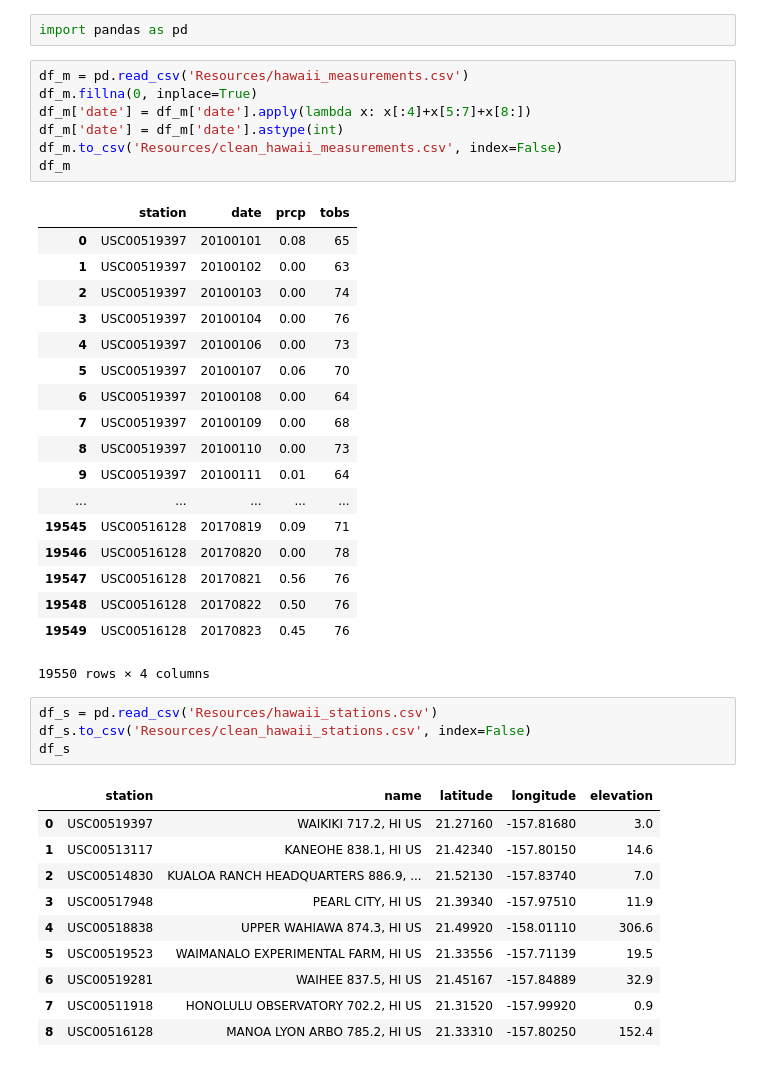
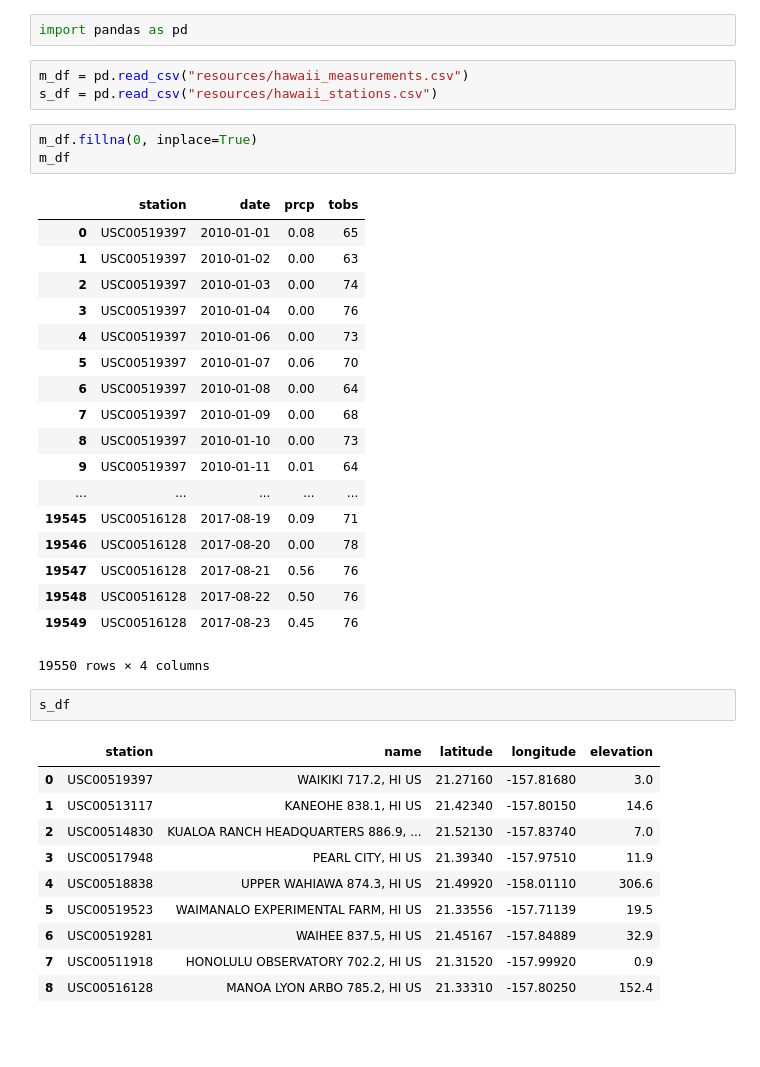
Before and after one commit to jamiejin91/python-challenge, a Jupyter notebook: xJamieJin_HW9/data_engineering.ipynb, the cells around one changed output. Saved outputs shown, nothing was run; the diff lists cells and outputs as text; blank space fills up the shorter version.

```diff
--- a/xJamieJin_HW9/data_engineering.ipynb
+++ b/xJamieJin_HW9/data_engineering.ipynb
@@ -1,43 +1,40 @@
 # %%
 import pandas as pd
-# %%
-df_m = pd.read_csv('Resources/hawaii_measurements.csv')
-df_m.fillna(0, inplace=True)
-df_m['date'] = df_m['date'].apply(lambda x: x[:4]+x[5:7]+x[8:])
-df_m['date'] = df_m['date'].astype(int)
-df_m.to_csv('Resources/clean_hawaii_measurements.csv', index=False)
-df_m
-# %% [output]
-|  | station | date | prcp | tobs |
-| 0 | USC00519397 | 20100101 | 0.08 | 65 |
-| 1 | USC00519397 | 20100102 | 0.00 | 63 |
-| 2 | USC00519397 | 20100103 | 0.00 | 74 |
-| 3 | USC00519397 | 20100104 | 0.00 | 76 |
-| 4 | USC00519397 | 20100106 | 0.00 | 73 |
-| 5 | USC00519397 | 20100107 | 0.06 | 70 |
-| 6 | USC00519397 | 20100108 | 0.00 | 64 |
-| 7 | USC00519397 | 20100109 | 0.00 | 68 |
-| 8 | USC00519397 | 20100110 | 0.00 | 73 |
-| 9 | USC00519397 | 20100111 | 0.01 | 64 |
-| ... | ... | ... | ... | ... |
-| 19545 | USC00516128 | 20170819 | 0.09 | 71 |
-| 19546 | USC00516128 | 20170820 | 0.00 | 78 |
-| 19547 | USC00516128 | 20170821 | 0.56 | 76 |
-| 19548 | USC00516128 | 20170822 | 0.50 | 76 |
-| 19549 | USC00516128 | 20170823 | 0.45 | 76 |
-19550 rows × 4 columns
-# %%
-df_s = pd.read_csv('Resources/hawaii_stations.csv')
-df_s.to_csv('Resources/clean_hawaii_stations.csv', index=False)
-df_s
-# %% [output]
-|  | station | name | latitude | longitude | elevation |
-| 0 | USC00519397 | WAIKIKI 717.2, HI US | 21.27160 | -157.81680 | 3.0 |
-| 1 | USC00513117 | KANEOHE 838.1, HI US | 21.42340 | -157.80150 | 14.6 |
-| 2 | USC00514830 | KUALOA RANCH HEADQUARTERS 886.9, ... | 21.52130 | -157.83740 | 7.0 |
-| 3 | USC00517948 | PEARL CITY, HI US | 21.39340 | -157.97510 | 11.9 |
-| 4 | USC00518838 | UPPER WAHIAWA 874.3, HI US | 21.49920 | -158.01110 | 306.6 |
-| 5 | USC00519523 | WAIMANALO EXPERIMENTAL FARM, HI US | 21.33556 | -157.71139 | 19.5 |
-| 6 | USC00519281 | WAIHEE 837.5, HI US | 21.45167 | -157.84889 | 32.9 |
-| 7 | USC00511918 | HONOLULU OBSERVATORY 702.2, HI US | 21.31520 | -157.99920 | 0.9 |
-| 8 | USC00516128 | MANOA LYON ARBO 785.2, HI US | 21.33310 | -157.80250 | 152.4 |
+# %%
+m_df = pd.read_csv("resources/hawaii_measurements.csv")
+s_df = pd.read_csv("resources/hawaii_stations.csv")
+# %%
+m_df.fillna(0, inplace=True)
+m_df
+# %% [output]
+|  | station | date | prcp | tobs |
+| 0 | USC00519397 | 2010-01-01 | 0.08 | 65 |
+| 1 | USC00519397 | 2010-01-02 | 0.00 | 63 |
+| 2 | USC00519397 | 2010-01-03 | 0.00 | 74 |
+| 3 | USC00519397 | 2010-01-04 | 0.00 | 76 |
+| 4 | USC00519397 | 2010-01-06 | 0.00 | 73 |
+| 5 | USC00519397 | 2010-01-07 | 0.06 | 70 |
+| 6 | USC00519397 | 2010-01-08 | 0.00 | 64 |
+| 7 | USC00519397 | 2010-01-09 | 0.00 | 68 |
+| 8 | USC00519397 | 2010-01-10 | 0.00 | 73 |
+| 9 | USC00519397 | 2010-01-11 | 0.01 | 64 |
+| ... | ... | ... | ... | ... |
+| 19545 | USC00516128 | 2017-08-19 | 0.09 | 71 |
+| 19546 | USC00516128 | 2017-08-20 | 0.00 | 78 |
+| 19547 | USC00516128 | 2017-08-21 | 0.56 | 76 |
+| 19548 | USC00516128 | 2017-08-22 | 0.50 | 76 |
+| 19549 | USC00516128 | 2017-08-23 | 0.45 | 76 |
+19550 rows × 4 columns
+# %%
+s_df
+# %% [output]
+|  | station | name | latitude | longitude | elevation |
+| 0 | USC00519397 | WAIKIKI 717.2, HI US | 21.27160 | -157.81680 | 3.0 |
+| 1 | USC00513117 | KANEOHE 838.1, HI US | 21.42340 | -157.80150 | 14.6 |
+| 2 | USC00514830 | KUALOA RANCH HEADQUARTERS 886.9, ... | 21.52130 | -157.83740 | 7.0 |
+| 3 | USC00517948 | PEARL CITY, HI US | 21.39340 | -157.97510 | 11.9 |
+| 4 | USC00518838 | UPPER WAHIAWA 874.3, HI US | 21.49920 | -158.01110 | 306.6 |
+| 5 | USC00519523 | WAIMANALO EXPERIMENTAL FARM, HI US | 21.33556 | -157.71139 | 19.5 |
+| 6 | USC00519281 | WAIHEE 837.5, HI US | 21.45167 | -157.84889 | 32.9 |
+| 7 | USC00511918 | HONOLULU OBSERVATORY 702.2, HI US | 21.31520 | -157.99920 | 0.9 |
+| 8 | USC00516128 | MANOA LYON ARBO 785.2, HI US | 21.33310 | -157.80250 | 152.4 |
```
Also changed, not shown: parts of 1 cell of this notebook, 7 other files.
